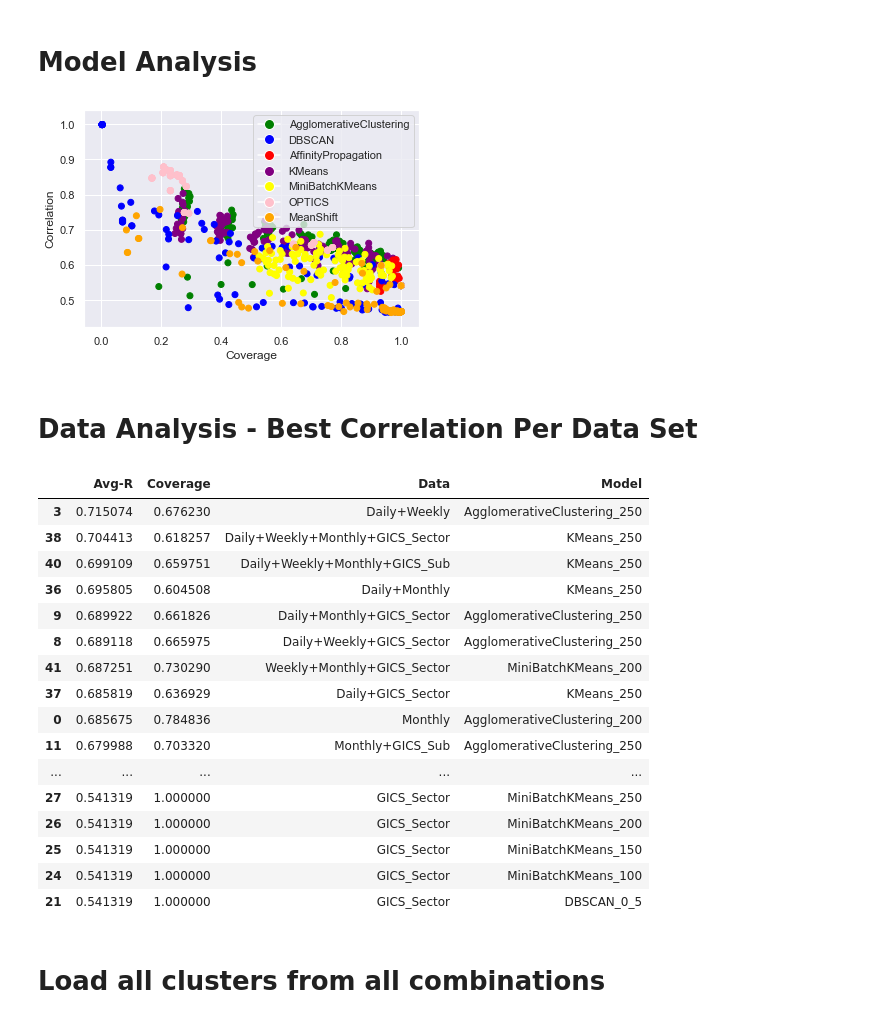
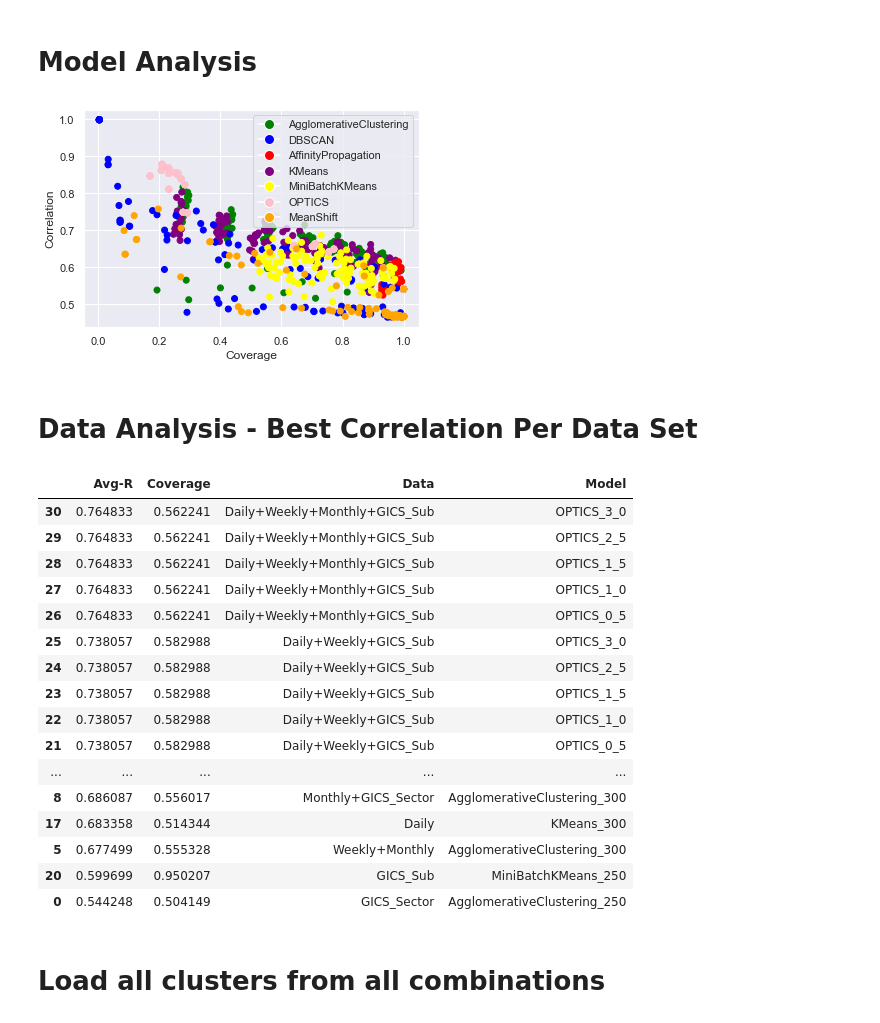
Before and after one commit to harkib/Stock-Clustering, a Jupyter notebook: visualize.ipynb, the cells around one changed output. Cells and saved outputs as stored; diff of their text form; code cells hidden in the pictures.

```diff
--- a/visualize.ipynb
+++ b/visualize.ipynb
@@ -17,9 +17,7 @@ SAVE_FIGS = False
 # Load Model-Dataset Data
 # %%
 # load model-data results
-# raw = pd.read_pickle(r'Output\combination_results.pkl')
-raw = pd.read_pickle(r'Output/combination_results.pkl')
-
+raw = pd.read_pickle(os.path.join('Output','combination_results.pkl'))
 raw['Base_model'] = raw.apply(lambda x: x['Model'].split('_')[0], axis=1)
 raw
 # %% [output]
@@ -101,57 +112,56 @@ plt.show()
 # %%
 # Plot all combination according to base model
 colors = {
             'AgglomerativeClustering':'green',
             'DBSCAN':'blue',
             'AffinityPropagation':'red',
             'KMeans':'purple',
 
             'MiniBatchKMeans':'yellow',
             'OPTICS':'pink',
             'MeanShift':'orange',
 
          }
 
 legend_elements = [ Line2D([0], [0], marker='o', color='w', label='Scatter', markerfacecolor=color, markersize=10) for color in colors.values() ]
 
 plt.scatter(raw['Coverage'],raw['Avg-R'], c=[colors[model] for model in raw['Base_model']])
 plt.ylabel('Correlation')
 plt.xlabel('Coverage')
 plt.legend(legend_elements,colors.keys())
 # if SAVE_FIGS: plt.savefig('Figures\Summary\All_models_Corr_Cov.png')
 
-fig_path = os.path.join('Figures','Summary','All_models_Corr_Cov.png')
-if SAVE_FIGS: plt.savefig(fig_path)
+if SAVE_FIGS: plt.savefig('Figures/Summary/All_models_Corr_Cov.png')
 plt.show()
 # %% [output]
-[figure, old version]
+[figure, new version]
 # %% [markdown]
 # Data Analysis - Best Correlation Per Data Set
 # %%
 # get best model for each data set
-maxs = raw[raw['Coverage'] > 0.6][['Data','Avg-R']]
+maxs = raw[raw['Coverage'] > .5][['Data','Avg-R']]
 maxs = maxs.groupby('Data').agg('max')
 bests = pd.merge(raw,maxs,on=['Avg-R','Data'])
 bests = bests.sort_values('Avg-R', ascending = False)[['Avg-R','Coverage','Data','Model']]
 bests
 # %% [output]
 |  | Avg-R | Coverage | Data | Model |
-| 3 | 0.715074 | 0.676230 | Daily+Weekly | AgglomerativeClustering_250 |
-| 38 | 0.704413 | 0.618257 | Daily+Weekly+Monthly+GICS_Sector | KMeans_250 |
-| 40 | 0.699109 | 0.659751 | Daily+Weekly+Monthly+GICS_Sub | KMeans_250 |
-| 36 | 0.695805 | 0.604508 | Daily+Monthly | KMeans_250 |
-| 9 | 0.689922 | 0.661826 | Daily+Monthly+GICS_Sector | AgglomerativeClustering_250 |
-| 8 | 0.689118 | 0.665975 | Daily+Weekly+GICS_Sector | AgglomerativeClustering_250 |
-| 41 | 0.687251 | 0.730290 | Weekly+Monthly+GICS_Sector | MiniBatchKMeans_200 |
-| 37 | 0.685819 | 0.636929 | Daily+GICS_Sector | KMeans_250 |
-| 0 | 0.685675 | 0.784836 | Monthly | AgglomerativeClustering_200 |
-| 11 | 0.679988 | 0.703320 | Monthly+GICS_Sub | AgglomerativeClustering_250 |
+| 30 | 0.764833 | 0.562241 | Daily+Weekly+Monthly+GICS_Sub | OPTICS_3_0 |
+| 29 | 0.764833 | 0.562241 | Daily+Weekly+Monthly+GICS_Sub | OPTICS_2_5 |
+| 28 | 0.764833 | 0.562241 | Daily+Weekly+Monthly+GICS_Sub | OPTICS_1_5 |
+| 27 | 0.764833 | 0.562241 | Daily+Weekly+Monthly+GICS_Sub | OPTICS_1_0 |
+| 26 | 0.764833 | 0.562241 | Daily+Weekly+Monthly+GICS_Sub | OPTICS_0_5 |
+| 25 | 0.738057 | 0.582988 | Daily+Weekly+GICS_Sub | OPTICS_3_0 |
+| 24 | 0.738057 | 0.582988 | Daily+Weekly+GICS_Sub | OPTICS_2_5 |
+| 23 | 0.738057 | 0.582988 | Daily+Weekly+GICS_Sub | OPTICS_1_5 |
+| 22 | 0.738057 | 0.582988 | Daily+Weekly+GICS_Sub | OPTICS_1_0 |
+| 21 | 0.738057 | 0.582988 | Daily+Weekly+GICS_Sub | OPTICS_0_5 |
 | ... | ... | ... | ... | ... |
-| 27 | 0.541319 | 1.000000 | GICS_Sector | MiniBatchKMeans_250 |
-| 26 | 0.541319 | 1.000000 | GICS_Sector | MiniBatchKMeans_200 |
-| 25 | 0.541319 | 1.000000 | GICS_Sector | MiniBatchKMeans_150 |
-| 24 | 0.541319 | 1.000000 | GICS_Sector | MiniBatchKMeans_100 |
-| 21 | 0.541319 | 1.000000 | GICS_Sector | DBSCAN_0_5 |
+| 8 | 0.686087 | 0.556017 | Monthly+GICS_Sector | AgglomerativeClustering_300 |
+| 17 | 0.683358 | 0.514344 | Daily | KMeans_300 |
+| 5 | 0.677499 | 0.555328 | Weekly+Monthly | AgglomerativeClustering_300 |
+| 20 | 0.599699 | 0.950207 | GICS_Sub | MiniBatchKMeans_250 |
+| 0 | 0.544248 | 0.504149 | GICS_Sector | AgglomerativeClustering_250 |
 # %% [markdown]
 # Load all clusters from all combinations
 # %%
```
Also changed, not shown: parts of 6 cells of this notebook.
